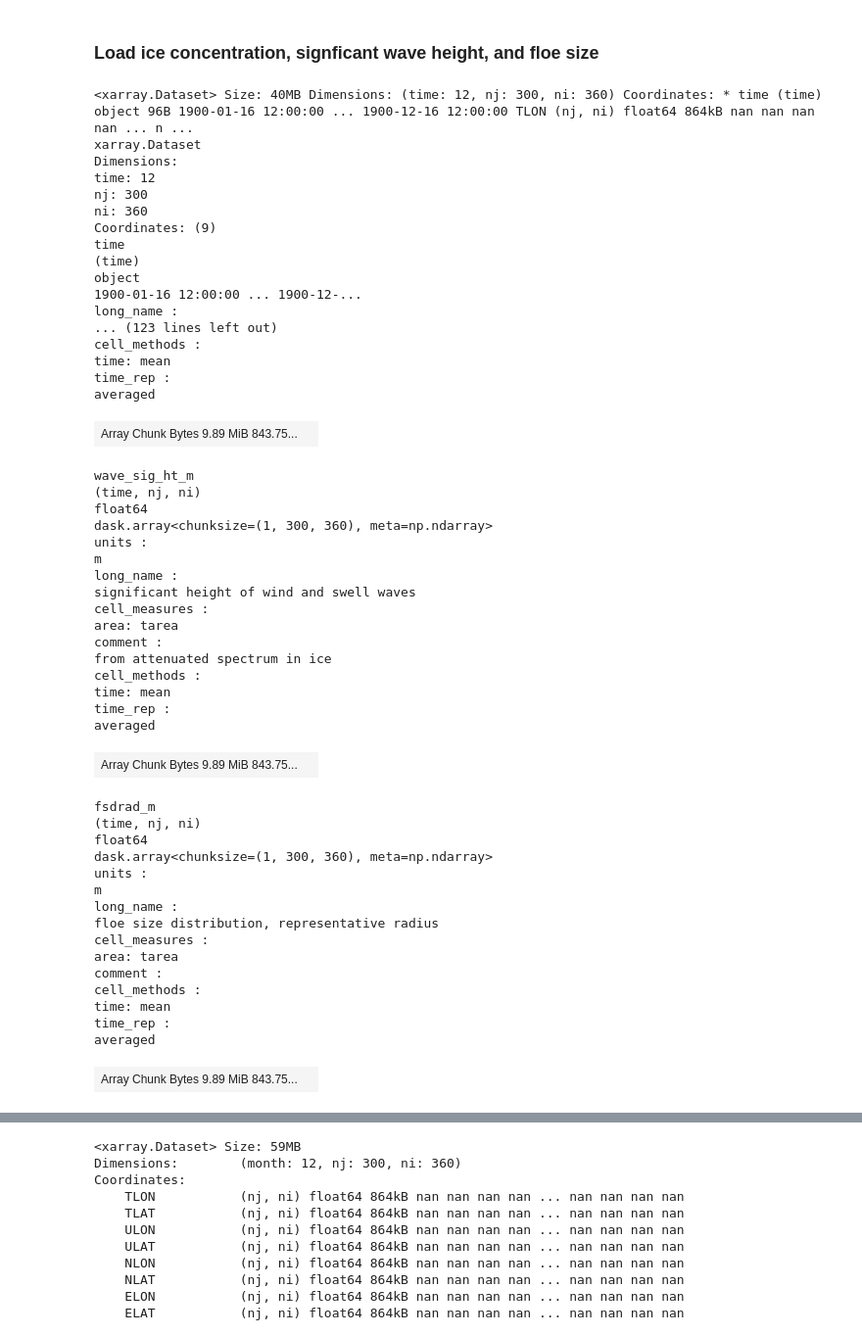
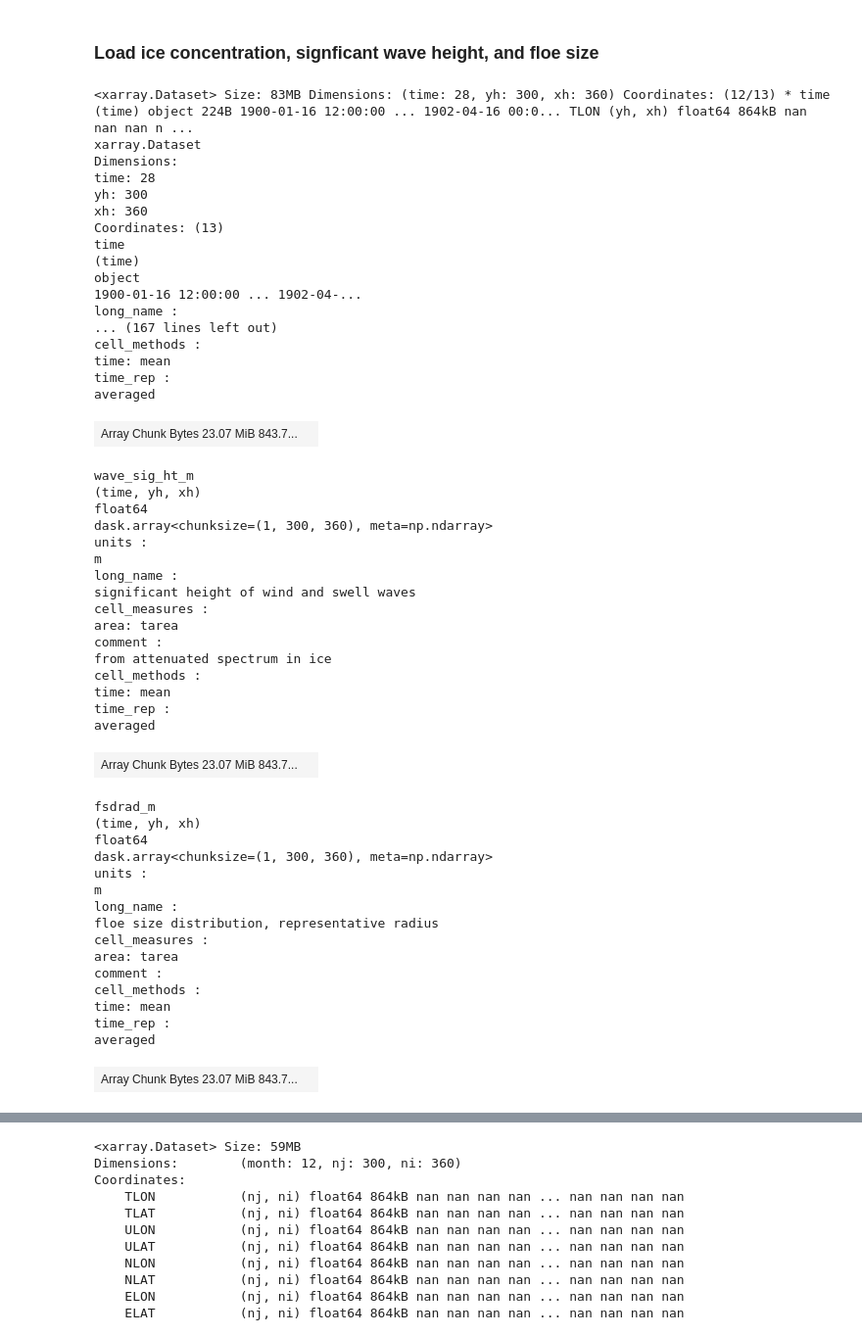
Before and after one commit to NoahDay/access-om3-analysis, a Jupyter notebook: MarginalIceZone.ipynb, the cells around one changed output, grey strips where cells are left out. Shown at 98% size. Drawn from its saved outputs; the diff is of its cells as text; code cells hidden in the pictures.

```diff
--- a/MarginalIceZone.ipynb
+++ b/MarginalIceZone.ipynb
@@ -10,7 +15,7 @@ MIZ defintions:
 # %%
 ### USER EDIT start
 # esm_file = "/g/data/ol01/access-om3-output/access-om3-025/MC_25km_jra_ryf-1.0-beta/experiment_datastore.json"
-esm_file = "/scratch/ps29/nd0349/access-om3/archive/IC4M8-MCW-100km_jra_ryf_nomixing/experiment_datastore.json"
+esm_file = "/scratch/ps29/nd0349/access-om3/archive/IC4M8-MCW-100km_jra_ryf/experiment_datastore.json"
 dpi=300
 ### USER EDIT stop
 
@@ -93,41 +131,51 @@ available_variables(datastore_filtered)
 # %%
 ds = datastore.search(variable=["aice_m", "wave_sig_ht_m", "fsdrad_m"], frequency="1mon").to_dask(
     xarray_combine_by_coords_kwargs = dict( # These kwargs can make things faster
         compat="override",
         data_vars="minimal",
         coords="minimal",
     ),
     xarray_open_kwargs = dict(
         chunks={"nj": -1, "ni": -1}, # Good for spatial operations, but not temporal
         decode_timedelta=True
     )
 )
 ds_grid = datastore.search(variable=["tarea", "HTE"], frequency="fx", realm="seaIce").to_dask().compute()
 ds_grid
 
+coords = datastore.search(variable=["geolat", "geolon"], file_id='access_om3_mom6_static'
+                         ).to_dask().compute() # TODO why do we need file_id for my runs??
+coords = coords.fillna(0.0)
+coords = coords.rename({'geolat': 'lat', 'geolon': 'lon'})
+
 ds = xr.merge([ds, ds_grid])
+ds = ds.rename({'nj': 'yh',
+                'ni': 'xh'}
+)
+
+ds = ds.assign_coords(coords)
 ds
 # %% [output]
-<xarray.Dataset> Size: 40MB Dimensions: (time: 12, nj: 300, ni: 360) Coordinates: * time (time) object 96B 1900-01-16 12:00:00 ... 1900-12-16 12:00:00 TLON (nj, ni) float64 864kB nan nan nan nan ... n ...
+<xarray.Dataset> Size: 83MB Dimensions: (time: 28, yh: 300, xh: 360) Coordinates: (12/13) * time (time) object 224B 1900-01-16 12:00:00 ... 1902-04-16 00:0... TLON (yh, xh) float64 864kB nan nan nan n ...
 xarray.Dataset
 Dimensions:
-time: 12
-nj: 300
-ni: 360
-Coordinates: (9)
+time: 28
+yh: 300
+xh: 360
+Coordinates: (13)
 time
 (time)
 object
-1900-01-16 12:00:00 ... 1900-12-...
+1900-01-16 12:00:00 ... 1902-04-...
 long_name :
-... (123 lines left out)
+... (167 lines left out)
 cell_methods :
 time: mean
 time_rep :
 averaged
-| Array Chunk Bytes 9.89 MiB 843.75... |  |
+| Array Chunk Bytes 23.07 MiB 843.7... |  |
 wave_sig_ht_m
-(time, nj, ni)
+(time, yh, xh)
 float64
 dask.array<chunksize=(1, 300, 360), meta=np.ndarray>
 units :
@@ -142,9 +190,9 @@ cell_methods :
 time: mean
 time_rep :
 averaged
-| Array Chunk Bytes 9.89 MiB 843.75... |  |
+| Array Chunk Bytes 23.07 MiB 843.7... |  |
 fsdrad_m
-(time, nj, ni)
+(time, yh, xh)
 float64
 dask.array<chunksize=(1, 300, 360), meta=np.ndarray>
 units :
@@ -158,5 +206,5 @@ cell_methods :
 time: mean
 time_rep :
 averaged
-| Array Chunk Bytes 9.89 MiB 843.75... |  |
+| Array Chunk Bytes 23.07 MiB 843.7... |  |
 tarea
```
Also changed, not shown: parts of 37 cells of this notebook, 4 other files.
